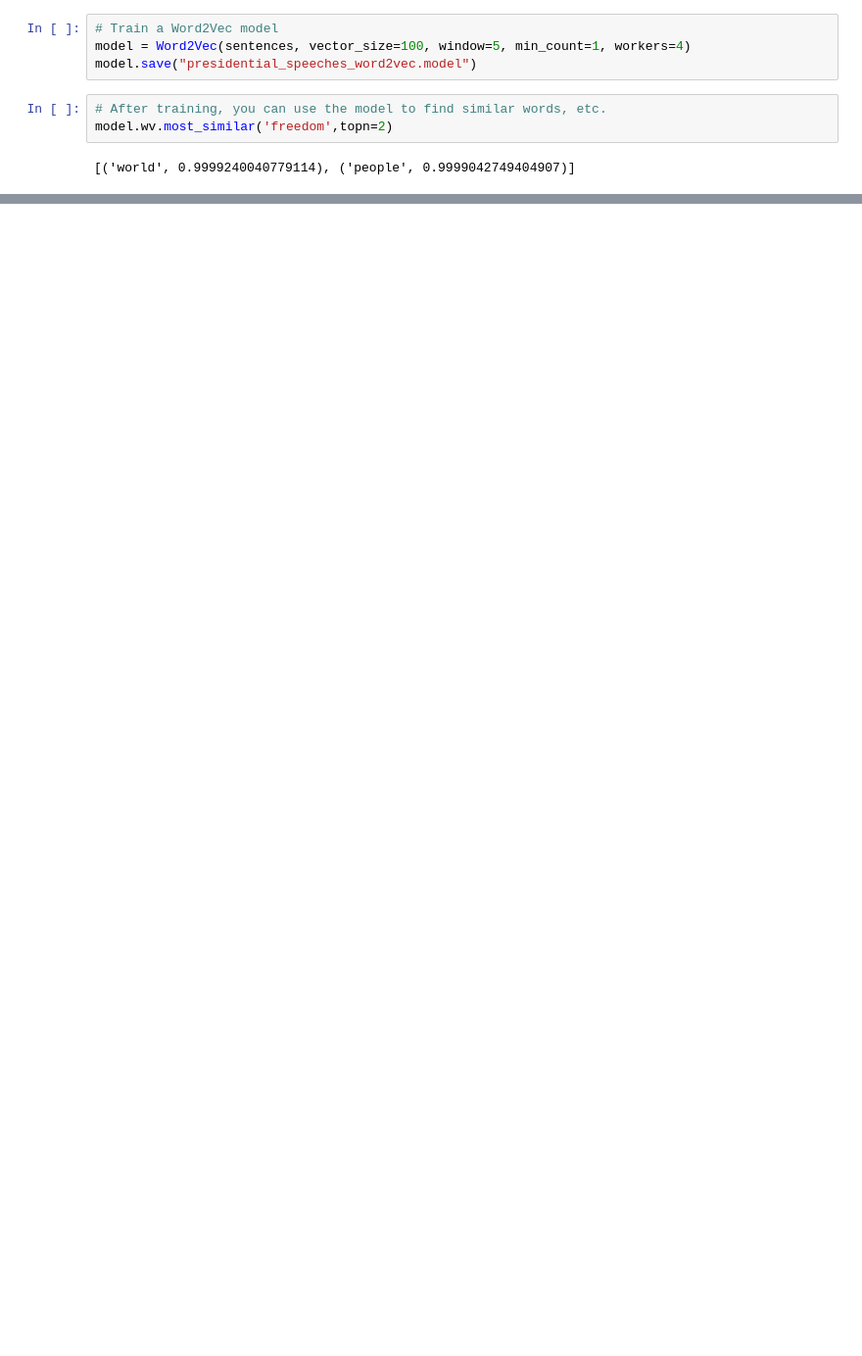
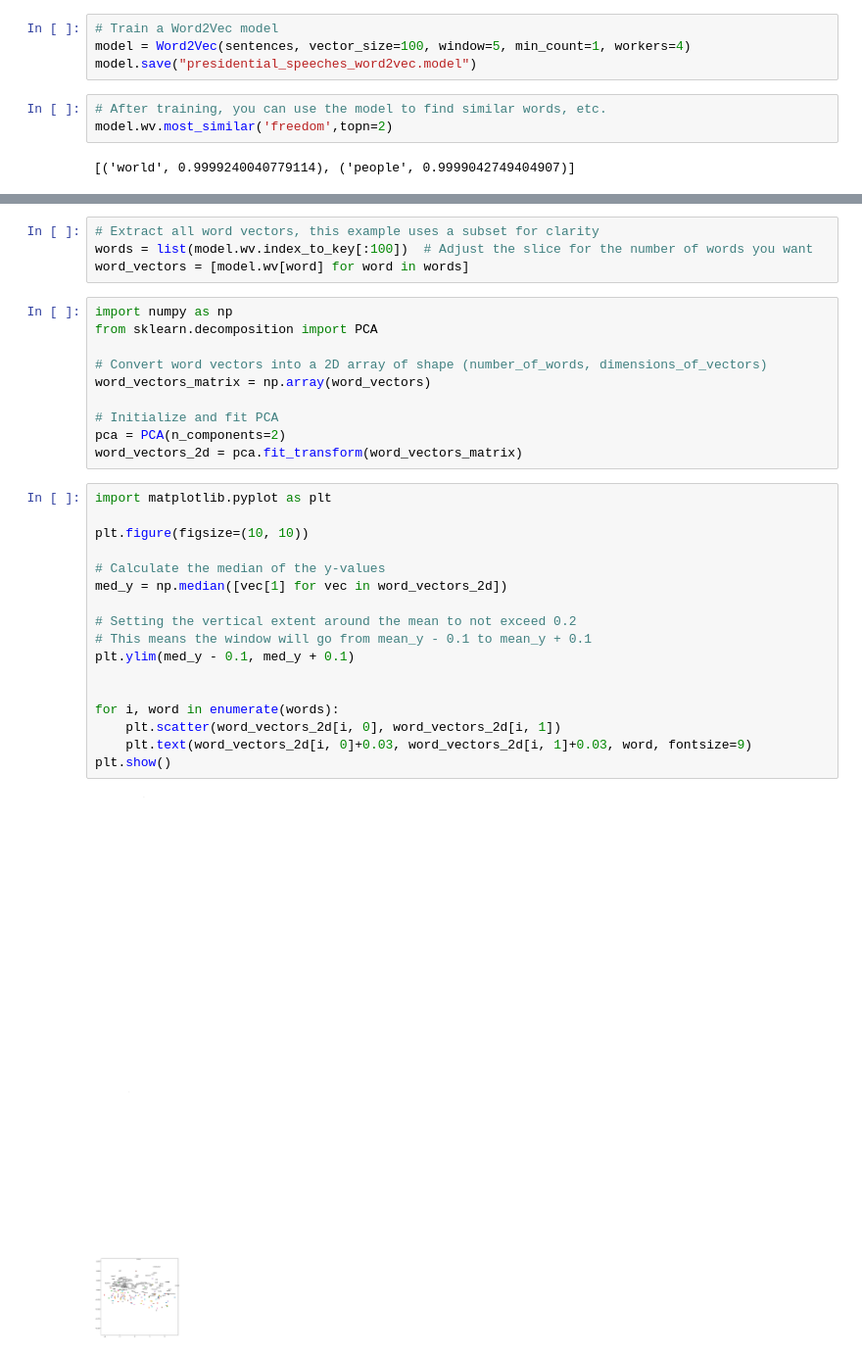
Before and after one commit to alex-smith-uwec/CS491, a Jupyter notebook: word2vec.ipynb, the cells around one changed output, grey strips where cells are left out. Shown at 98% size. Cells and saved outputs as stored; diff of their text form; blank space fills up the shorter version.

Commit message:
adding plotting

```diff
--- a/word2vec.ipynb
+++ b/word2vec.ipynb
@@ -81,0 +87,33 @@ print(similar_words)
+# %%
+# Extract all word vectors, this example uses a subset for clarity
+words = list(model.wv.index_to_key[:100])  # Adjust the slice for the number of words you want
+word_vectors = [model.wv[word] for word in words]
+# %%
+import numpy as np
+from sklearn.decomposition import PCA
+
+# Convert word vectors into a 2D array of shape (number_of_words, dimensions_of_vectors)
+word_vectors_matrix = np.array(word_vectors)
+
+# Initialize and fit PCA
+pca = PCA(n_components=2)
+word_vectors_2d = pca.fit_transform(word_vectors_matrix)
+# %%
+import matplotlib.pyplot as plt
+
+plt.figure(figsize=(10, 10))
+
+# Calculate the median of the y-values
+med_y = np.median([vec[1] for vec in word_vectors_2d])
+
+# Setting the vertical extent around the mean to not exceed 0.2
+# This means the window will go from mean_y - 0.1 to mean_y + 0.1
+plt.ylim(med_y - 0.1, med_y + 0.1)
+
+
+for i, word in enumerate(words):
+    plt.scatter(word_vectors_2d[i, 0], word_vectors_2d[i, 1])
+    plt.text(word_vectors_2d[i, 0]+0.03, word_vectors_2d[i, 1]+0.03, word, fontsize=9)
+plt.show()
+# %% [output]
+[figure, added]
```
Also changed, not shown: parts of 2 cells of this notebook.
